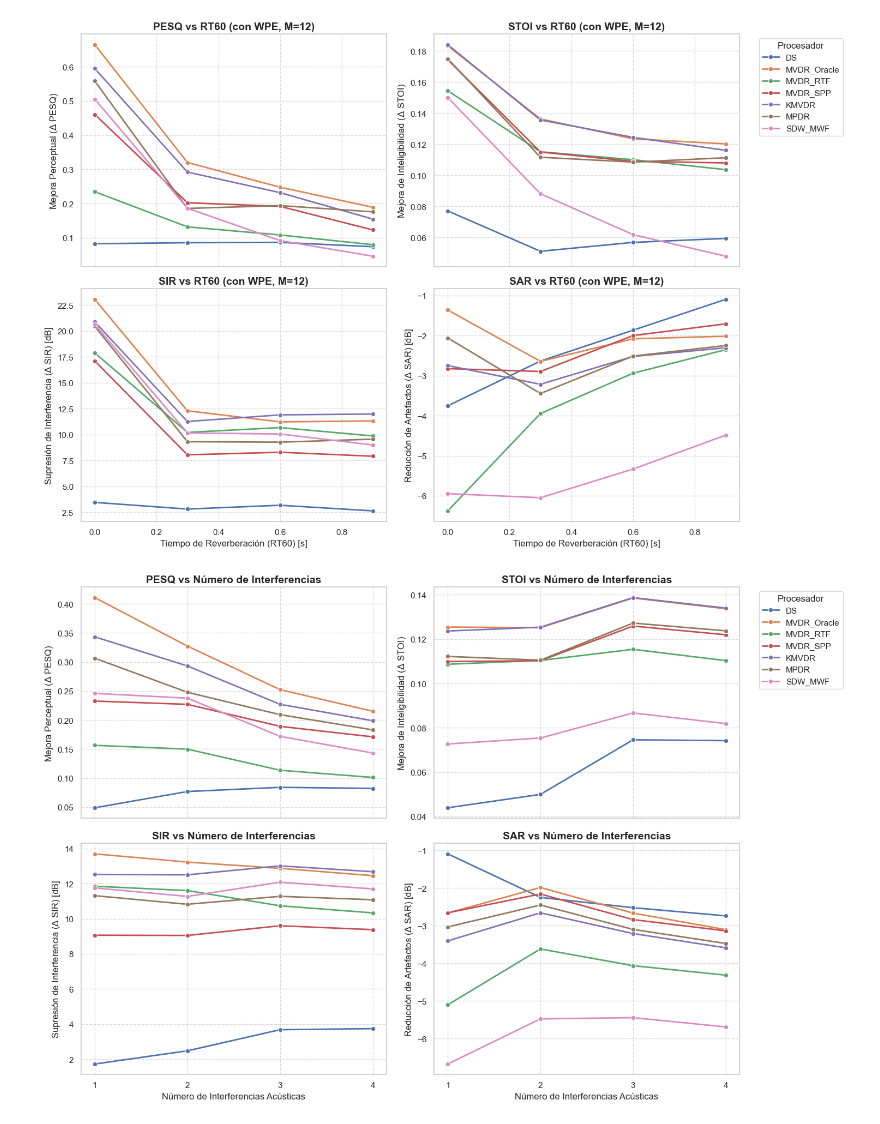
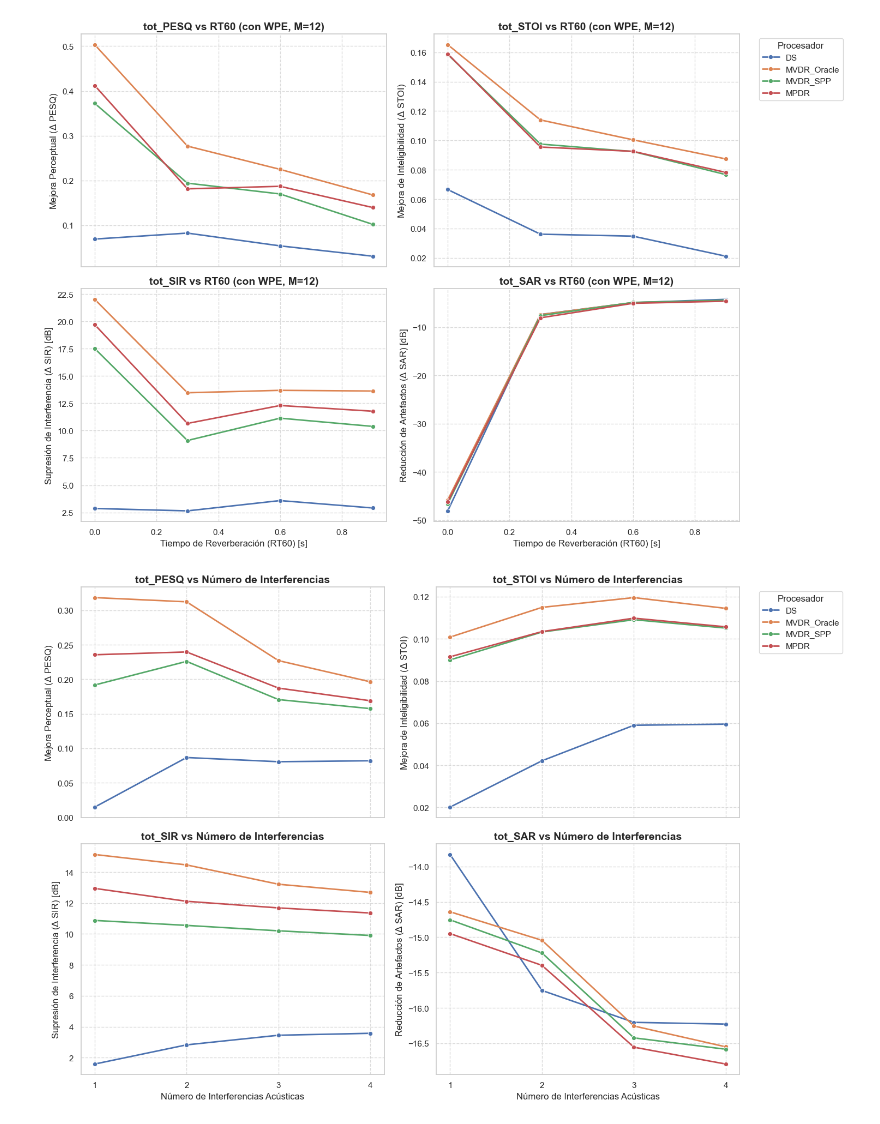
Before and after one commit to MatiasVereert/Vision-Aided-Beamformer, a Jupyter notebook: src/evaluation/data_analysis/comparision.ipynb, the cells around one changed output. Saved outputs shown, nothing was run; the diff lists cells and outputs as text; code cells hidden in the pictures.

```diff
--- a/src/evaluation/data_analysis/comparision.ipynb
+++ b/src/evaluation/data_analysis/comparision.ipynb
@@ -31,7 +31,7 @@ try:
 
     # 4. Categorize and Inspect Available Metrics
     print("\n[+] SAVED METRICS (Extracted Columns):")
-    deltas = [c for c in df.columns if 'Delta_' in c]
+    deltas = [c for c in df.columns if 'Delta_tot_tot_tot_tot_' in c]
     bases = [c for c in df.columns if 'base_' in c]
     procs = [c for c in df.columns if 'proc_' in c]
 
@@ -217,10 +217,10 @@ axes = axes.flatten() # Flatten to iterate easily
 # Note: Using Delta to show the net improvement of the beamformer over the baseline.
 # If you prefer absolute values, change 'Delta_' to 'proc_'
 metrics_to_plot = [
-    ('Delta_PESQ', r'Mejora Perceptual ($\Delta$ PESQ)'),
-    ('Delta_STOI', r'Mejora de Inteligibilidad ($\Delta$ STOI)'),
-    ('Delta_SIR', r'Supresión de Interferencia ($\Delta$ SIR) [dB]'),
-    ('Delta_SAR', r'Reducción de Artefactos ($\Delta$ SAR) [dB]')
+    ('Delta_tot_PESQ', r'Mejora Perceptual ($\Delta$ PESQ)'),
+    ('Delta_tot_STOI', r'Mejora de Inteligibilidad ($\Delta$ STOI)'),
+    ('Delta_tot_SIR', r'Supresión de Interferencia ($\Delta$ SIR) [dB]'),
+    ('Delta_tot_SAR', r'Reducción de Artefactos ($\Delta$ SAR) [dB]')
 ]
 
 # 4. Generate each subplot
@@ -273,10 +273,10 @@ axes = axes.flatten() # Flatten to iterate easily
 # 3. Define the metrics to plot and their respective Y-axis labels
 # Note: Using Delta to show the net improvement of the beamformer over the baseline.
 metrics_to_plot = [
-    ('Delta_PESQ', r'Mejora Perceptual ($\Delta$ PESQ)'),
-    ('Delta_STOI', r'Mejora de Inteligibilidad ($\Delta$ STOI)'),
-    ('Delta_SIR', r'Supresión de Interferencia ($\Delta$ SIR) [dB]'),
-    ('Delta_SAR', r'Reducción de Artefactos ($\Delta$ SAR) [dB]')
+    ('Delta_tot_PESQ', r'Mejora Perceptual ($\Delta$ PESQ)'),
+    ('Delta_tot_STOI', r'Mejora de Inteligibilidad ($\Delta$ STOI)'),
+    ('Delta_tot_SIR', r'Supresión de Interferencia ($\Delta$ SIR) [dB]'),
+    ('Delta_tot_SAR', r'Reducción de Artefactos ($\Delta$ SAR) [dB]')
 ]
 
 # 4. Generate each subplot
@@ -318,7 +318,7 @@ plt.tight_layout()
 plt.savefig("metrics_vs_rt60_wpe_enabled_M12.pdf", dpi=300, bbox_inches='tight')
 plt.show()
 # %% [output]
-[figure, old version]
+[figure, new version]
 # %%
 # 1. Filter the dataset to include cases with WPE enabled
 # Note: This will average the performance across all RT60 and M configurations.
@@ -331,10 +331,10 @@ axes = axes.flatten() # Flatten the 2D array of axes for easy iteration
 
 # 3. Define the metrics to plot and their respective Y-axis labels
 metrics_to_plot = [
-    ('Delta_PESQ', r'Mejora Perceptual ($\Delta$ PESQ)'),
-    ('Delta_STOI', r'Mejora de Inteligibilidad ($\Delta$ STOI)'),
-    ('Delta_SIR', r'Supresión de Interferencia ($\Delta$ SIR) [dB]'),
-    ('Delta_SAR', r'Reducción de Artefactos ($\Delta$ SAR) [dB]')
+    ('Delta_tot_PESQ', r'Mejora Perceptual ($\Delta$ PESQ)'),
+    ('Delta_tot_STOI', r'Mejora de Inteligibilidad ($\Delta$ STOI)'),
+    ('Delta_tot_SIR', r'Supresión de Interferencia ($\Delta$ SIR) [dB]'),
+    ('Delta_tot_SAR', r'Reducción de Artefactos ($\Delta$ SAR) [dB]')
 ]
 
 # 4. Generate each subplot
@@ -351,34 +351,34 @@ for i, (metric, ylabel) in enumerate(metrics_to_plot):
     )
 
     # Format individual subplots
     axes[i].set_title(f'{metric.replace("Delta_", "")} vs Número de Interferencias', fontsize=14, fontweight='bold')
     axes[i].set_ylabel(ylabel, fontsize=12)
 
     # Force X-axis ticks to be integers (1, 2, 3, 4)
     axes[i].set_xticks([1, 2, 3, 4])
 
     # Only show X-axis label on the bottom row to keep the layout clean
     if i >= 2:
         axes[i].set_xlabel('Número de Interferencias Acústicas', fontsize=12)
     else:
         axes[i].set_xlabel('')
 
     # Add a grid for readability
     axes[i].grid(True, linestyle='--', alpha=0.7)
 
     # Remove individual legends to create a single global legend later
     if i != 1:
         axes[i].get_legend().remove()
     else:
         # Keep the legend only on the top-right plot and move it strictly outside
         axes[i].legend(title='Procesador', bbox_to_anchor=(1.05, 1), loc='upper left', fontsize=11)
 
 # 5. Adjust overall layout and save the figure
 plt.tight_layout()
 plt.savefig("metrics_vs_interferences_wpe.pdf", dpi=300, bbox_inches='tight')
 plt.show()
 # %% [output]
-[figure, old version]
+[figure, new version]
 # %%
 # 1. Filter the dataset to include only cases where WPE was active
 df_mics = df[df['use_wpe'] == True]
```
Also changed, not shown: parts of 7 cells of this notebook, 11 other files.
